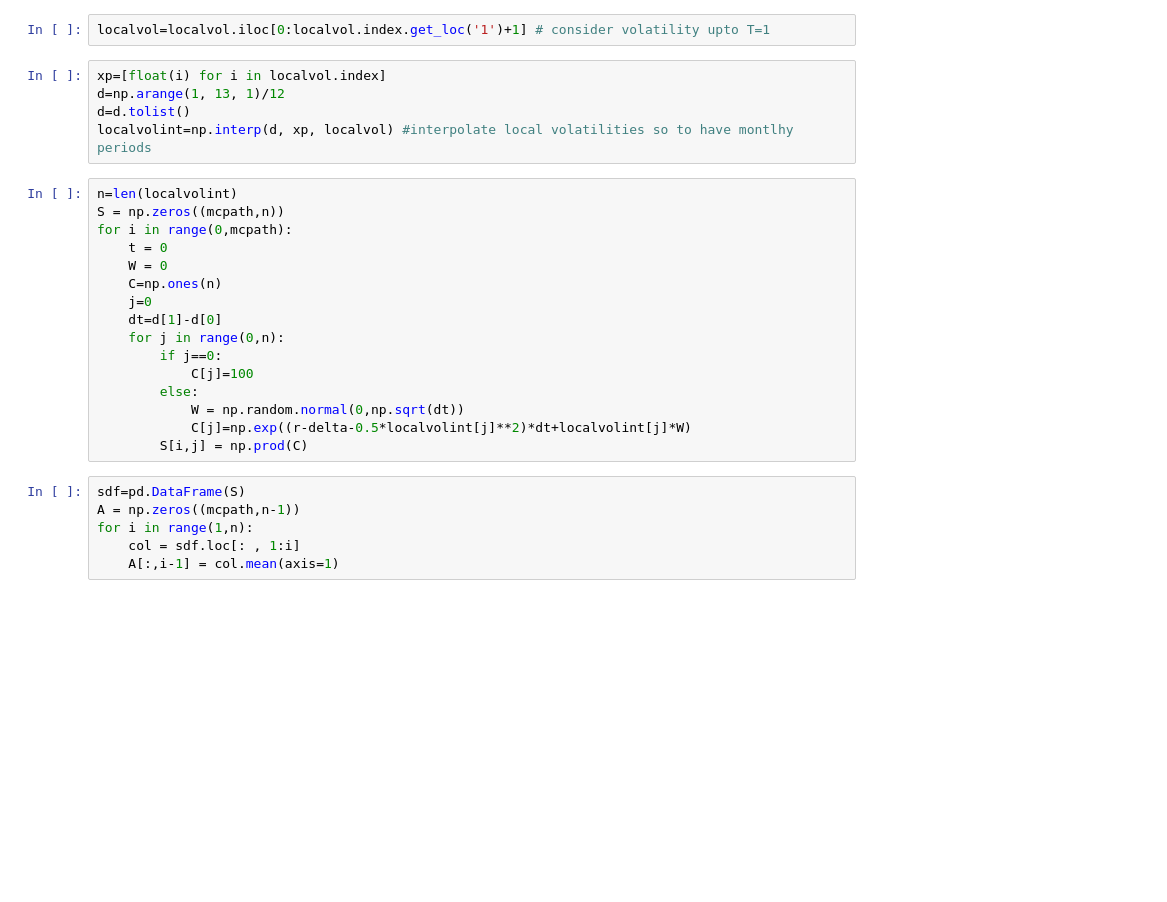
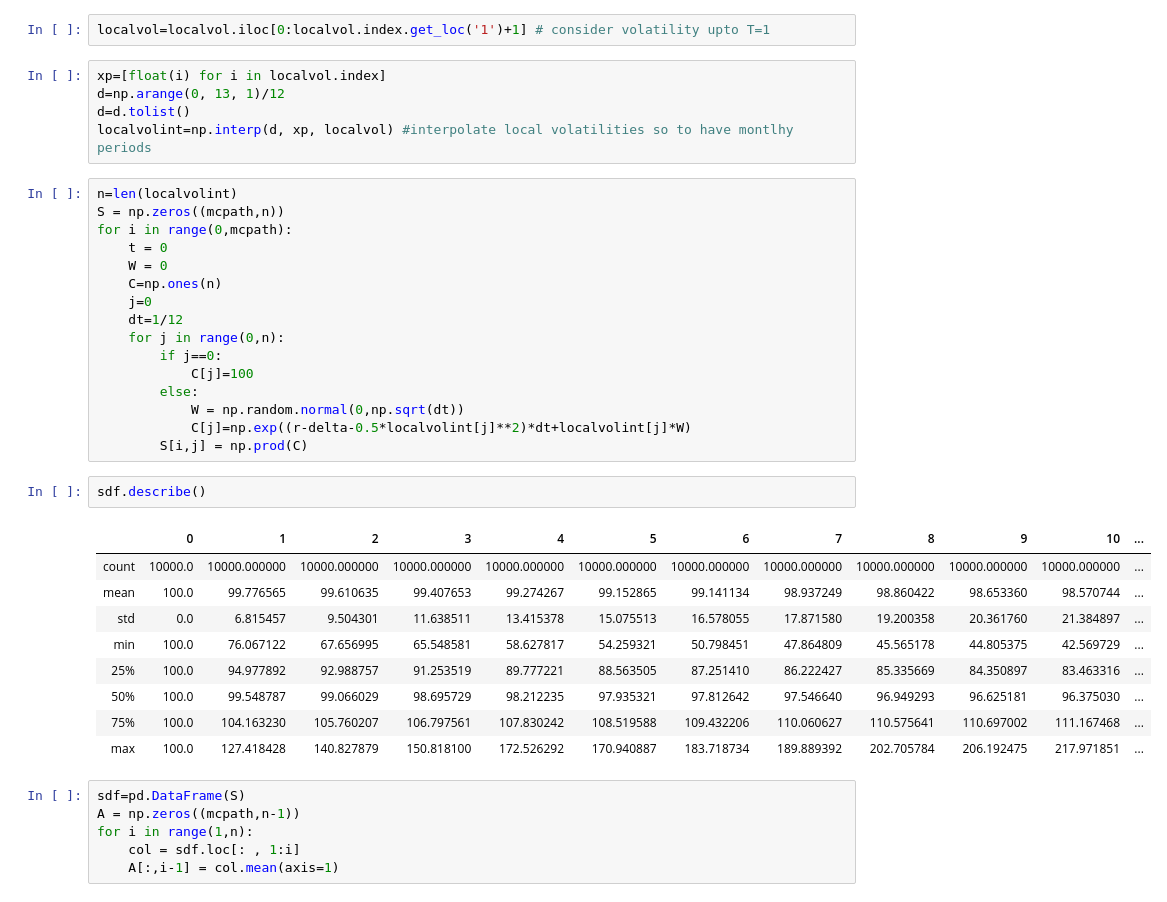
Before and after one commit to anitamezzetti/advanced_derivatives, a Jupyter notebook: problem_set_7/as7.ipynb, the cells around one changed output. Cells and saved outputs as stored; diff of their text form; blank space fills up the shorter version.

```diff
--- a/problem_set_7/as7.ipynb
+++ b/problem_set_7/as7.ipynb
@@ -124,9 +151,9 @@ localvol=pd.concat([pd.Series([0]), localvol])
 localvol=localvol.iloc[0:localvol.index.get_loc('1')+1] # consider volatility upto T=1
 # %%
 xp=[float(i) for i in localvol.index]
-d=np.arange(1, 13, 1)/12
+d=np.arange(0, 13, 1)/12
 d=d.tolist()
-localvolint=np.interp(d, xp, localvol) #interpolate local volatilities so to have montlhy                                           periods
+localvolint=np.interp(d, xp, localvol) #interpolate local volatilities so to have montlhy                                          periods
 # %%
 n=len(localvolint)
 S = np.zeros((mcpath,n))
@@ -135,7 +162,7 @@ for i in range(0,mcpath):
     W = 0
     C=np.ones(n)
     j=0
-    dt=d[1]-d[0]
+    dt=1/12
     for j in range(0,n):
         if j==0:
             C[j]=100
@@ -143,6 +170,18 @@ for i in range(0,mcpath):
             W = np.random.normal(0,np.sqrt(dt))
             C[j]=np.exp((r-delta-0.5*localvolint[j]**2)*dt+localvolint[j]*W)
         S[i,j] = np.prod(C)
+# %%
+sdf.describe()
+# %% [output]
+|  | 0 | 1 | 2 | 3 | 4 | 5 | 6 | 7 | 8 | 9 | 10 | ... |
+| count | 10000.0 | 10000.000000 | 10000.000000 | 10000.000000 | 10000.000000 | 10000.000000 | 10000.000000 | 10000.000000 | 10000.000000 | 10000.000000 | 10000.000000 | ... |
+| mean | 100.0 | 99.776565 | 99.610635 | 99.407653 | 99.274267 | 99.152865 | 99.141134 | 98.937249 | 98.860422 | 98.653360 | 98.570744 | ... |
+| std | 0.0 | 6.815457 | 9.504301 | 11.638511 | 13.415378 | 15.075513 | 16.578055 | 17.871580 | 19.200358 | 20.361760 | 21.384897 | ... |
+| min | 100.0 | 76.067122 | 67.656995 | 65.548581 | 58.627817 | 54.259321 | 50.798451 | 47.864809 | 45.565178 | 44.805375 | 42.569729 | ... |
+| 25% | 100.0 | 94.977892 | 92.988757 | 91.253519 | 89.777221 | 88.563505 | 87.251410 | 86.222427 | 85.335669 | 84.350897 | 83.463316 | ... |
+| 50% | 100.0 | 99.548787 | 99.066029 | 98.695729 | 98.212235 | 97.935321 | 97.812642 | 97.546640 | 96.949293 | 96.625181 | 96.375030 | ... |
+| 75% | 100.0 | 104.163230 | 105.760207 | 106.797561 | 107.830242 | 108.519588 | 109.432206 | 110.060627 | 110.575641 | 110.697002 | 111.167468 | ... |
+| max | 100.0 | 127.418428 | 140.827879 | 150.818100 | 172.526292 | 170.940887 | 183.718734 | 189.889392 | 202.705784 | 206.192475 | 217.971851 | ... |
 # %%
 sdf=pd.DataFrame(S)
 A = np.zeros((mcpath,n-1))
```
Also changed, not shown: parts of 14 cells of this notebook.
